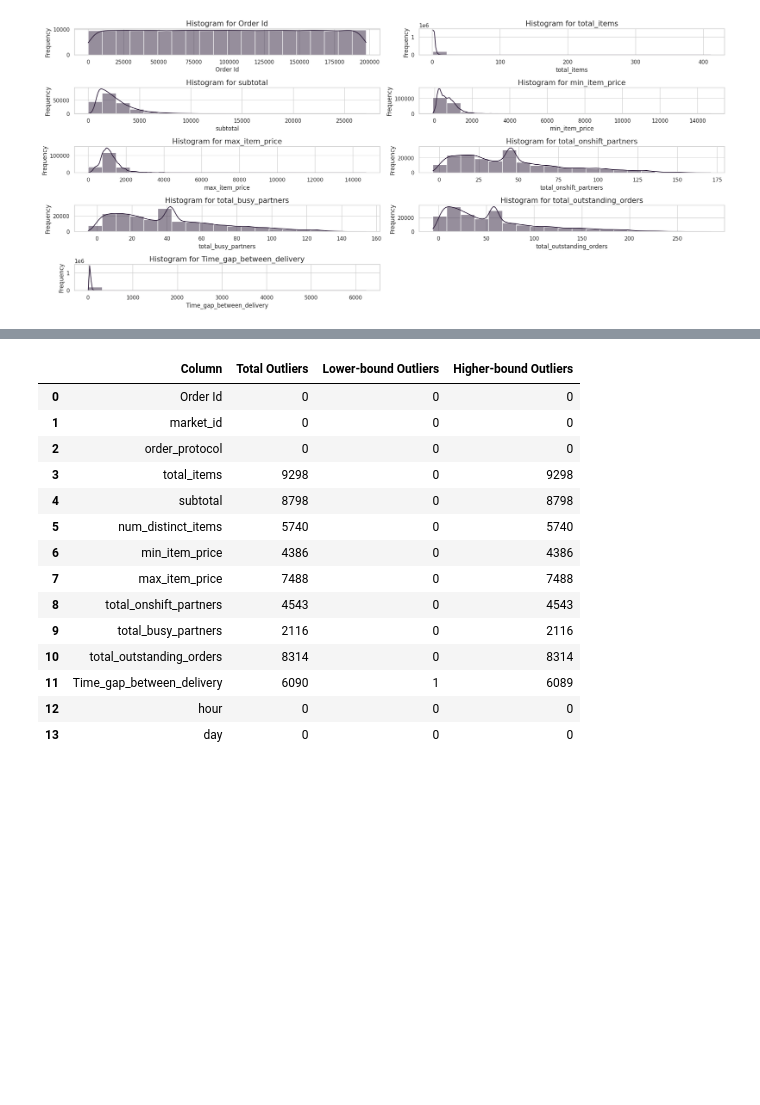
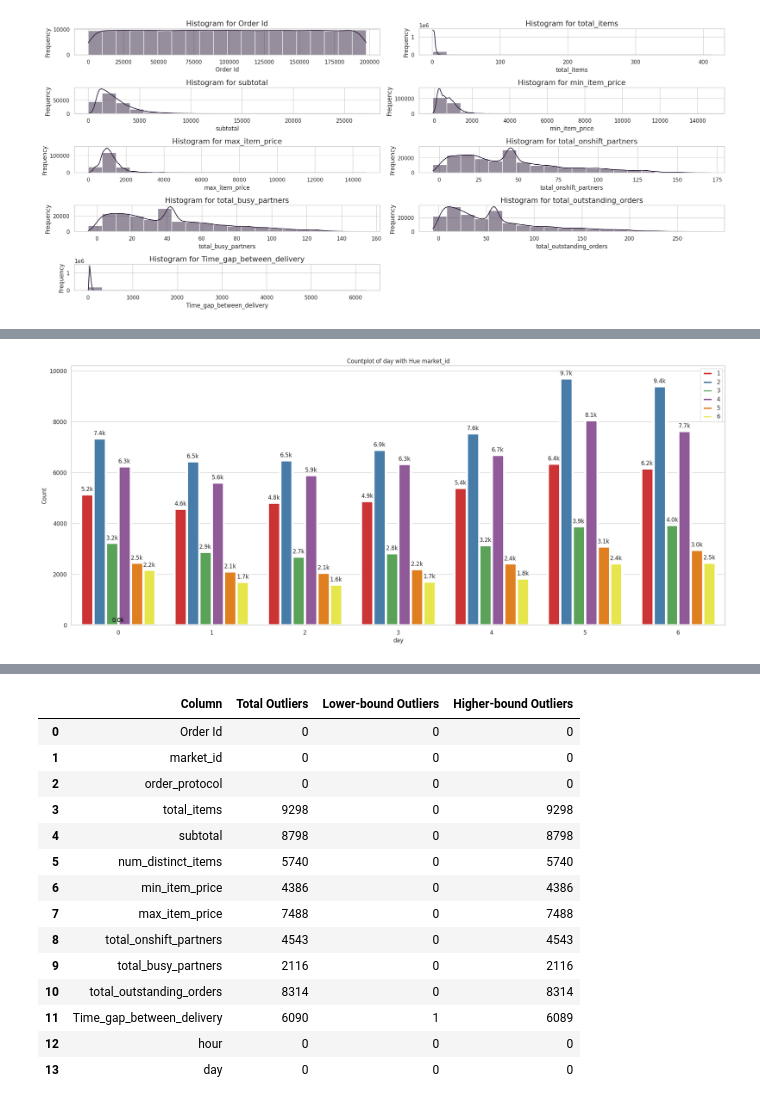
Before and after one commit to anup-anny/Delivery-Estimation-Prediction, a Jupyter notebook: QT_analysis_Project.ipynb, the cells around one changed output, grey strips where cells are left out. Cells and saved outputs as stored; diff of their text form; code cells hidden in the pictures; blank space fills up the shorter version.

```diff
--- a/QT_analysis_Project.ipynb
+++ b/QT_analysis_Project.ipynb
@@ -421,0 +477,4 @@ plt.show()
+# %%
+simplified_countplot(data=df, x='day', hue='market_id')
+# %% [output]
+[figure, added]
```
Also changed, not shown: parts of 32 cells of this notebook.
